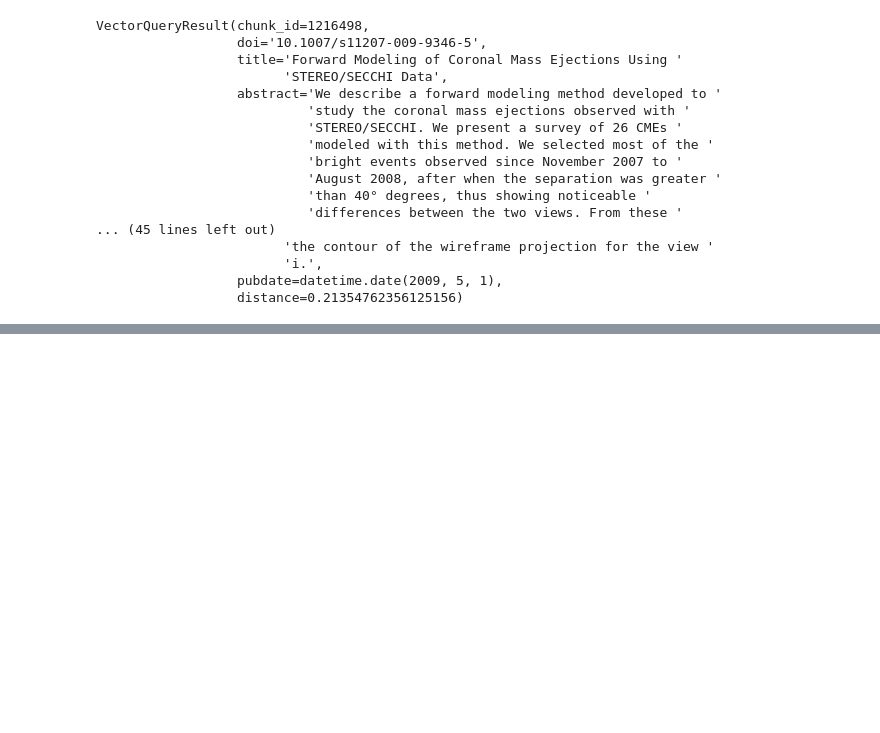
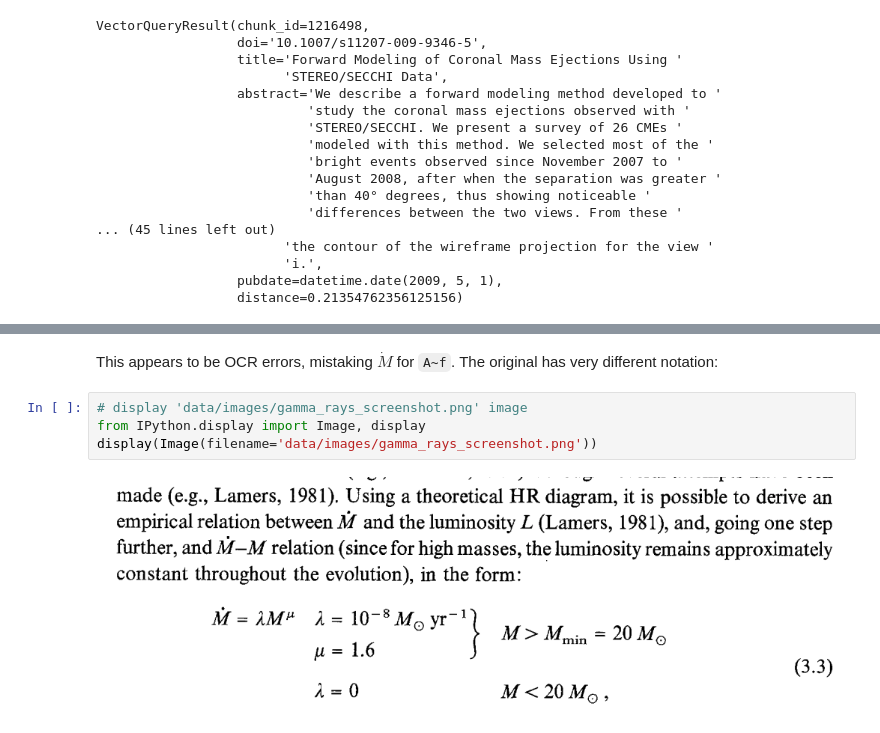
Before and after one commit to benjaminb/citeline, a Jupyter notebook: error_analysis.ipynb, the cells around one changed output, grey strips where cells are left out. Drawn from its saved outputs; the diff is of its cells as text; blank space fills up the shorter version.

```diff
--- a/error_analysis.ipynb
+++ b/error_analysis.ipynb
@@ -595,0 +494,8 @@ Let's try summarizing the first 40 chunks from bge and see if that can focus emb
+# %% [markdown]
+This appears to be OCR errors, mistaking $\dot{M}$ for `A~f`. The original has very different notation:
+# %%
+# display 'data/images/gamma_rays_screenshot.png' image
+from IPython.display import Image, display
+display(Image(filename='data/images/gamma_rays_screenshot.png'))
+# %% [output]
+[figure, added]
```
Also changed, not shown: parts of 71 cells of this notebook, 1 other file.
